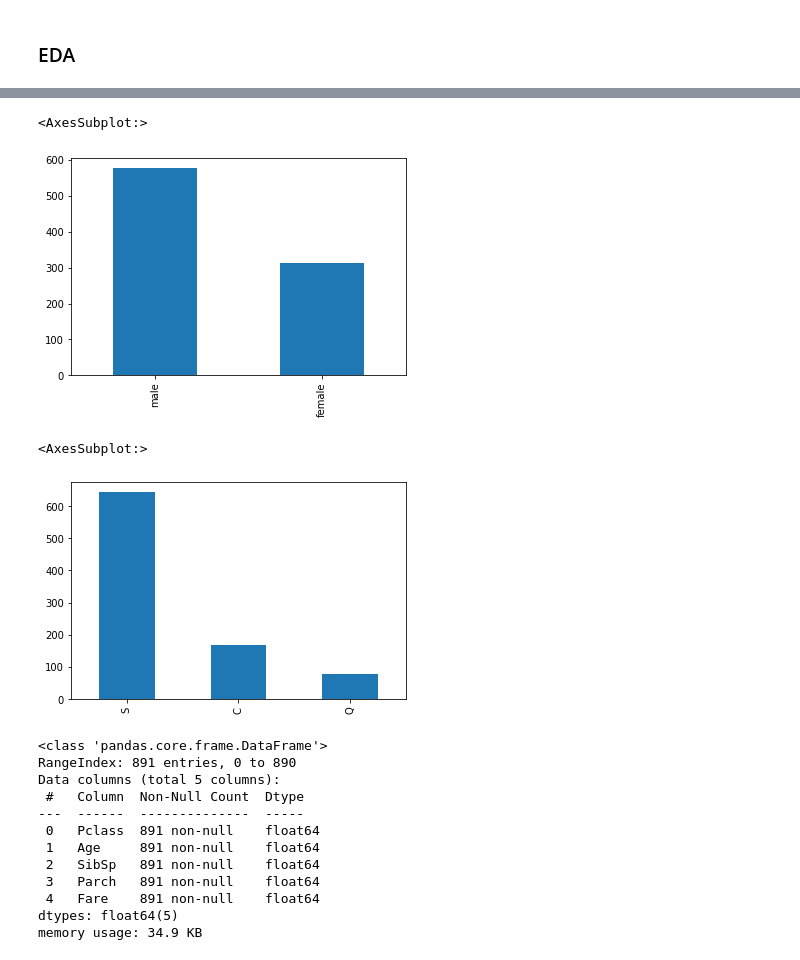
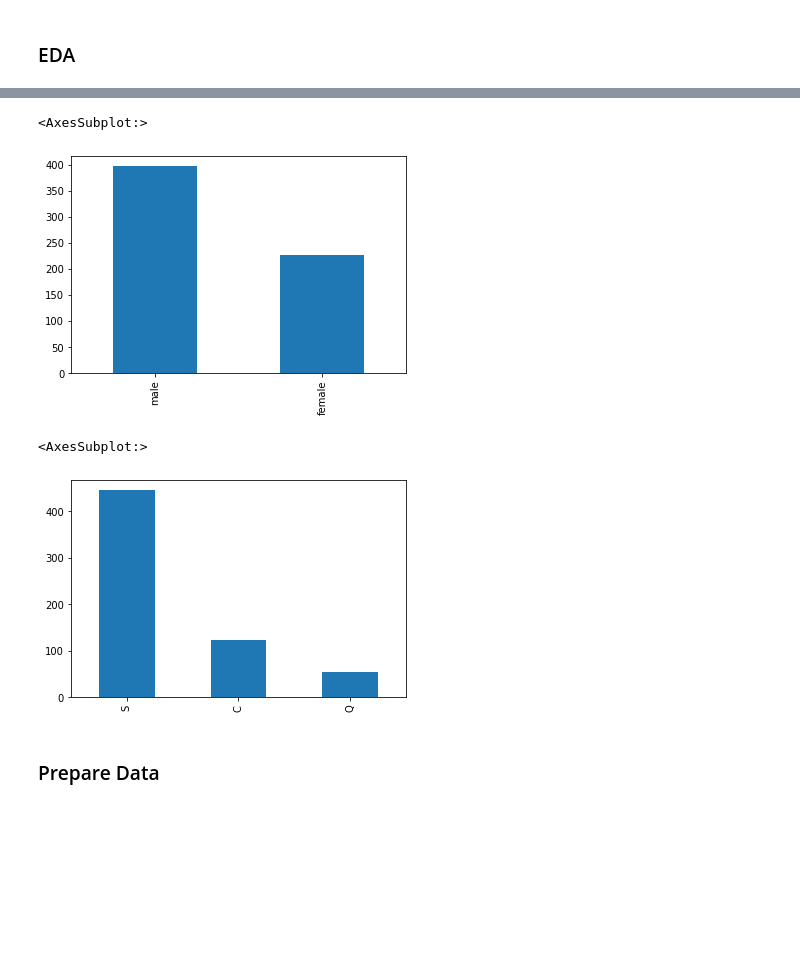
Before and after one commit to JuanDa14Sa/Kaggle, a Jupyter notebook: titanic.ipynb, the cells around one changed output, grey strips where cells are left out. Drawn from its saved outputs; the diff is of its cells as text; code cells hidden in the pictures; blank space fills up the shorter version.

```diff
--- a/titanic.ipynb
+++ b/titanic.ipynb
@@ -101,10 +101,10 @@ array([[<AxesSubplot:title={'center':'Survived'}>,
 # %%
-train_df['Sex'].value_counts().plot(kind='bar')
+train_set['Sex'].value_counts().plot(kind='bar')
 # %% [output]
 <AxesSubplot:>
-[figure, old version]
+[figure, new version]
 # %%
-train_df['Embarked'].value_counts().plot(kind='bar')
+train_set['Embarked'].value_counts().plot(kind='bar')
 # %% [output]
 <AxesSubplot:>
-[figure, old version]
+[figure, new version]
@@ -119 +111,3 @@ train_df['Embarked'].value_counts().plot(kind='bar')
+# %% [markdown]
+<h3>Prepare Data</h3>
 # %%
@@ -122,25 +119,2 @@ train_y=train_data['Survived']
-# %%
-from sklearn.impute import SimpleImputer
-
-
-imp_mean=SimpleImputer(strategy='mean')
-data_num=train_data[['Pclass','Age','SibSp','Parch','Fare']]
-imp_mean.fit(data_num)
-X=imp_mean.transform(data_num)
-housing_tr=pd.DataFrame(X, columns=data_num.columns,index=train_data.index)
-housing_tr.info()
-# %% [output]
-<class 'pandas.core.frame.DataFrame'>
-RangeIndex: 891 entries, 0 to 890
-Data columns (total 5 columns):
- #   Column  Non-Null Count  Dtype
----  ------  --------------  -----
- 0   Pclass  891 non-null    float64
- 1   Age     891 non-null    float64
- 2   SibSp   891 non-null    float64
- 3   Parch   891 non-null    float64
- 4   Fare    891 non-null    float64
-dtypes: float64(5)
-memory usage: 34.9 KB
 # %%
 from sklearn.pipeline import Pipeline
```
Also changed, not shown: parts of 17 cells of this notebook.
